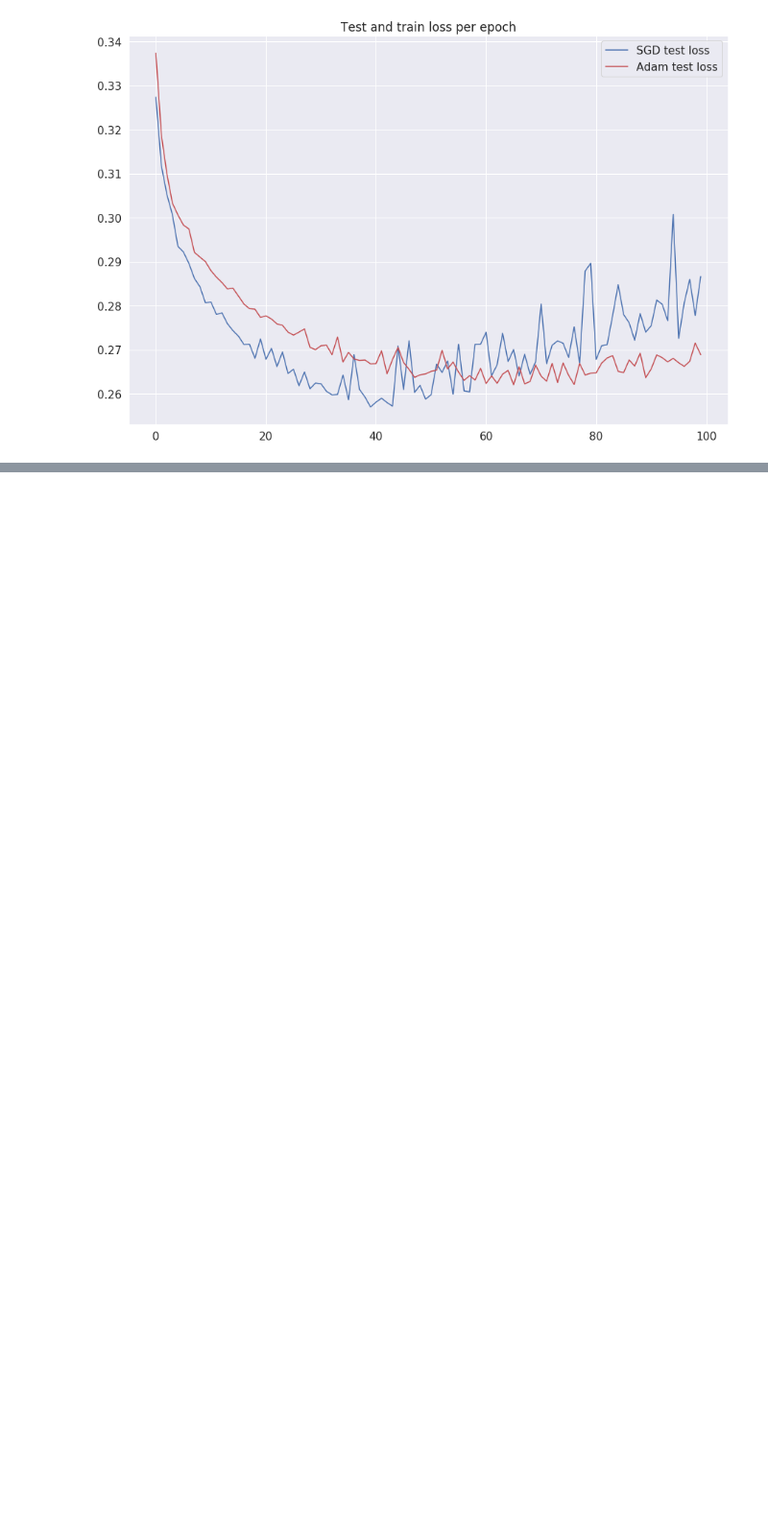
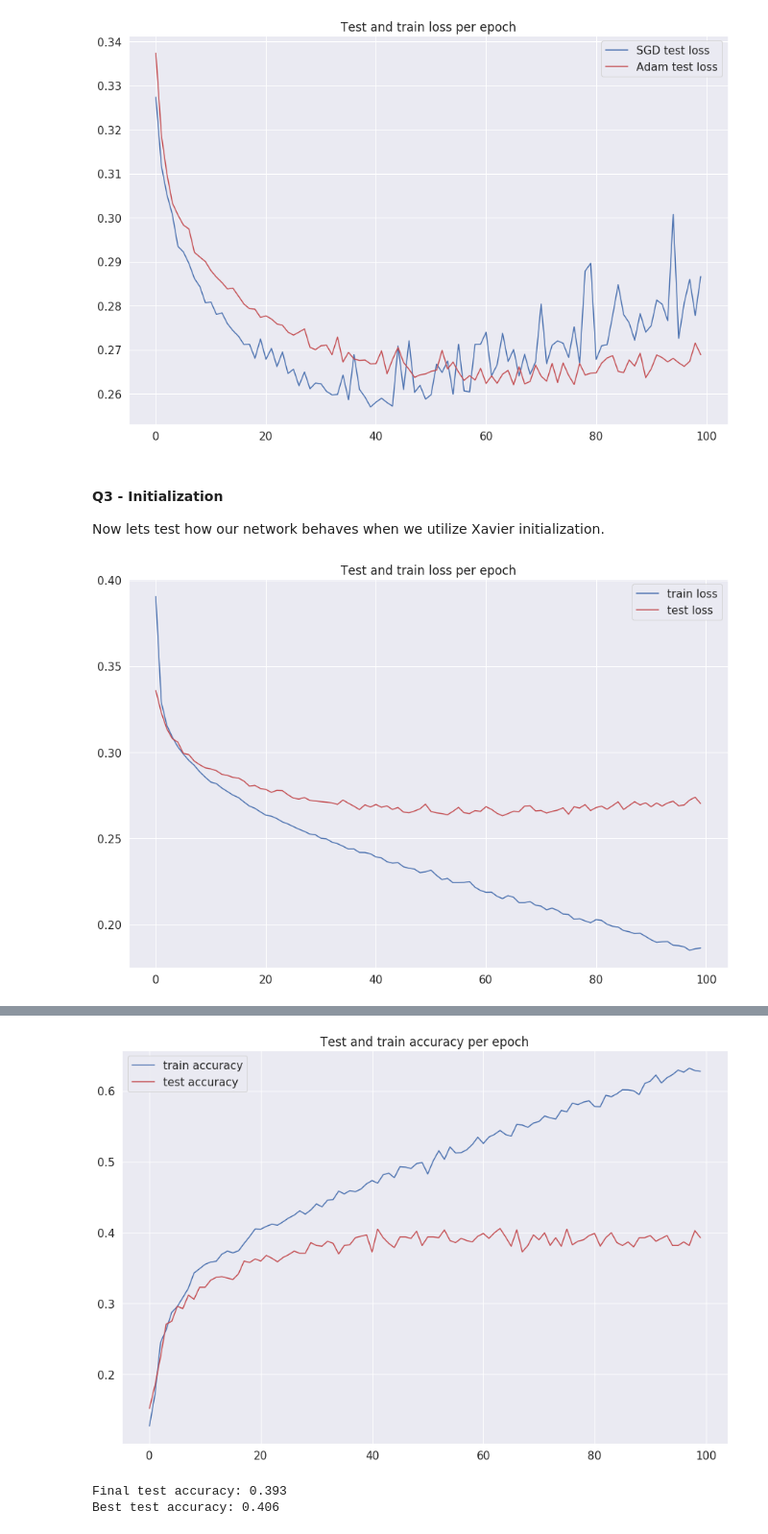
Before and after one commit to EdanZwick/Foundations-of-deep-learning-Ex1, a Jupyter notebook: Hw1.ipynb, the cells around one changed output, grey strips where cells are left out. Shown at 96% size. Drawn from its saved outputs; the diff is of its cells as text; code cells hidden in the pictures; blank space fills up the shorter version.

```diff
--- a/Hw1.ipynb
+++ b/Hw1.ipynb
@@ -268,3 +263,26 @@ part2.plot_train_test(sgd_test_losses, adam_test_losses, epochs, label_name='los
 # %% [output]
 [figure]
 [figure]
+# %% [markdown]
+#### Q3 - Initialization
+Now lets test how our network behaves when we utilize Xavier initialization.
+# %%
+# restore full datasets
+train_loader = torch.utils.data.DataLoader(trainData, batch_size=256 , shuffle=True, num_workers=4)
+test_loader  = torch.utils.data.DataLoader(testData, batch_size=256 , shuffle=False, num_workers=4)
+
+# initialize net
+net = part2.Net(in_dim, out_dim, hidden_dim, dropout_p = p, xavier = True)
+optimizer = torch.optim.Adam(net.params(), lr=0.0005, betas=(0.9,0.999))
+epochs = 100
+
+# run and plot results
+xavier_train_losses, xavier_train_accs, xavier_test_losses, xavier_test_accs = part2.train(net, train_loader, optimizer, test_set=test_loader, verbose=False, num_epochs=epochs)
+part2.plot_train_test(xavier_train_losses, xavier_test_losses, epochs, label_name='loss')
+print('Final test loss: {}'.format(xavier_train_losses[-1]))
+part2.plot_train_test(xavier_train_accs, xavier_test_accs, epochs, label_name='accuracy')
+print('Final test accuracy: {}'.format(xavier_test_accs[-1]))
+
+print('Best test accuracy: {}'.format(max(xavier_test_accs)))
+# %% [output]
+[figure, added]
@@ -270,0 +290,3 @@ part2.plot_train_test(sgd_test_losses, adam_test_losses, epochs, label_name='los
+[figure, added]
+Final test accuracy: 0.393
+Best test accuracy: 0.406
```
Also changed, not shown: parts of 19 cells of this notebook, 1 other file.
